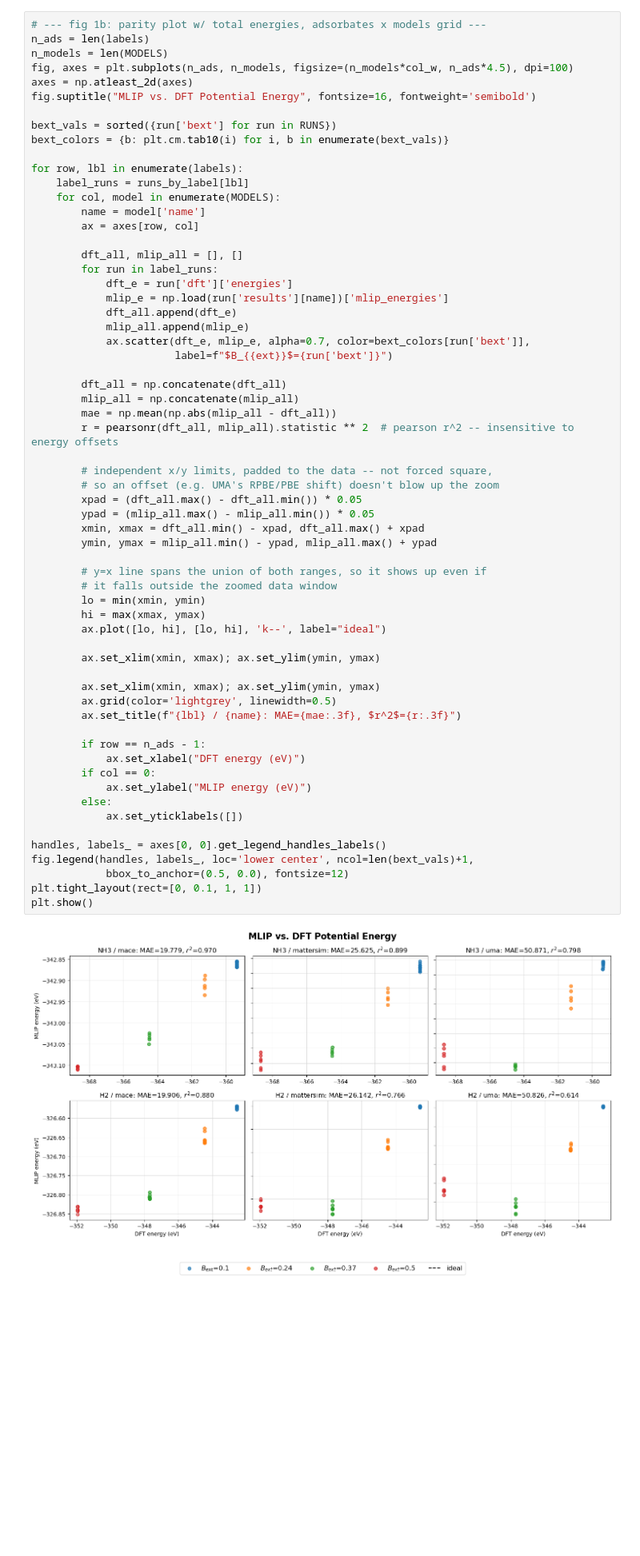
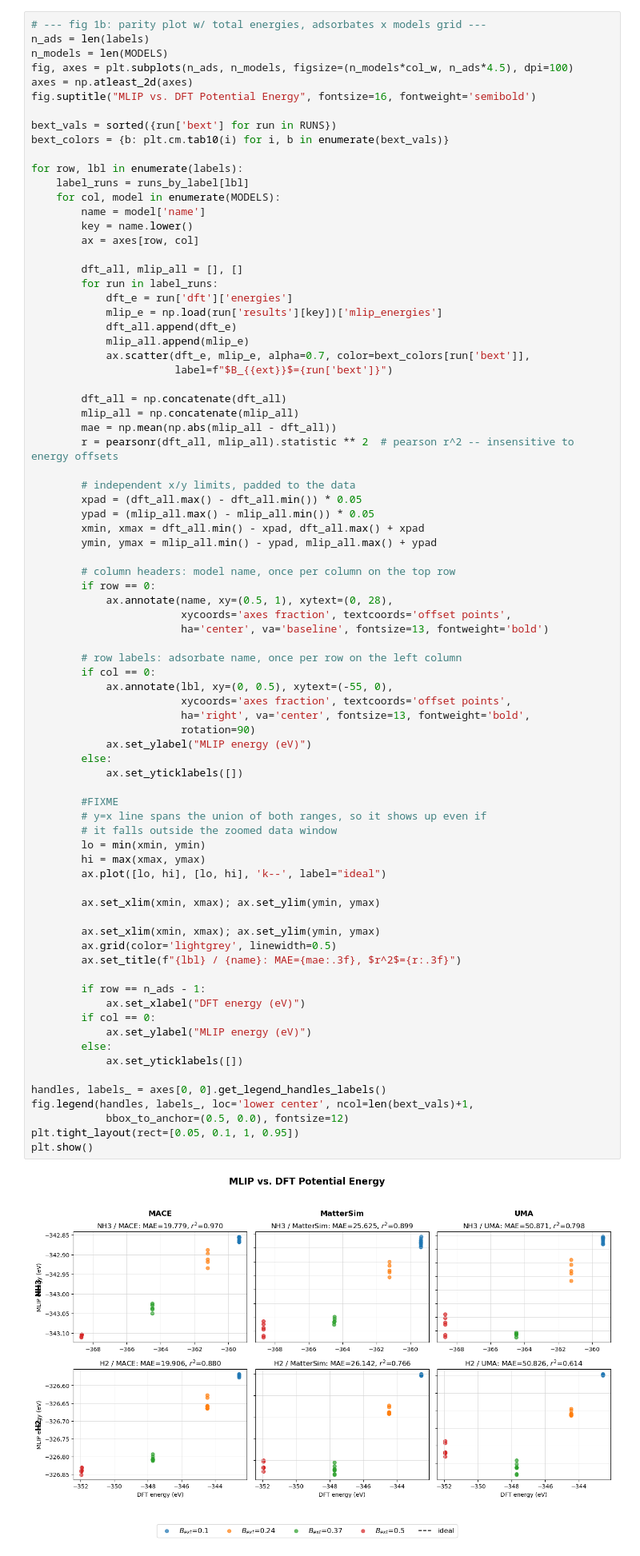
Before and after one commit to zbschwab/mlip-dft-comparison, a Jupyter notebook: dft-mlips-comparison-pipeline.ipynb, the cells around one changed output. Shown at 80% size. Cells and saved outputs as stored; diff of their text form; blank space fills up the shorter version.

Commit message:
added adsorption energy graph, fixed labels in graphs

```diff
--- a/dft-mlips-comparison-pipeline.ipynb
+++ b/dft-mlips-comparison-pipeline.ipynb
@@ -355,12 +355,13 @@ for row, lbl in enumerate(labels):
     label_runs = runs_by_label[lbl]
     for col, model in enumerate(MODELS):
         name = model['name']
+        key = name.lower()
         ax = axes[row, col]
 
         dft_all, mlip_all = [], []
         for run in label_runs:
             dft_e = run['dft']['energies']
-            mlip_e = np.load(run['results'][name])['mlip_energies']
+            mlip_e = np.load(run['results'][key])['mlip_energies']
             dft_all.append(dft_e)
             mlip_all.append(mlip_e)
             ax.scatter(dft_e, mlip_e, alpha=0.7, color=bext_colors[run['bext']],
@@ -371,37 +372,53 @@ for row, lbl in enumerate(labels):
         mae = np.mean(np.abs(mlip_all - dft_all))
         r = pearsonr(dft_all, mlip_all).statistic ** 2  # pearson r^2 -- insensitive to energy offsets
 
-        # independent x/y limits, padded to the data -- not forced square,
-        # so an offset (e.g. UMA's RPBE/PBE shift) doesn't blow up the zoom
+        # independent x/y limits, padded to the data
         xpad = (dft_all.max() - dft_all.min()) * 0.05
         ypad = (mlip_all.max() - mlip_all.min()) * 0.05
         xmin, xmax = dft_all.min() - xpad, dft_all.max() + xpad
         ymin, ymax = mlip_all.min() - ypad, mlip_all.max() + ypad
 
+        # column headers: model name, once per column on the top row
+        if row == 0:
+            ax.annotate(name, xy=(0.5, 1), xytext=(0, 28),
+                        xycoords='axes fraction', textcoords='offset points',
+                        ha='center', va='baseline', fontsize=13, fontweight='bold')
+
+        # row labels: adsorbate name, once per row on the left column
+        if col == 0:
+            ax.annotate(lbl, xy=(0, 0.5), xytext=(-55, 0),
+                        xycoords='axes fraction', textcoords='offset points',
+                        ha='right', va='center', fontsize=13, fontweight='bold',
+                        rotation=90)
+            ax.set_ylabel("MLIP energy (eV)")
+        else:
+            ax.set_yticklabels([])
+
+        #FIXME
         # y=x line spans the union of both ranges, so it shows up even if
         # it falls outside the zoomed data window
         lo = min(xmin, ymin)
         hi = max(xmax, ymax)
         ax.plot([lo, hi], [lo, hi], 'k--', label="ideal")
 
         ax.set_xlim(xmin, xmax); ax.set_ylim(ymin, ymax)
 
         ax.set_xlim(xmin, xmax); ax.set_ylim(ymin, ymax)
         ax.grid(color='lightgrey', linewidth=0.5)
         ax.set_title(f"{lbl} / {name}: MAE={mae:.3f}, $r^2$={r:.3f}")
 
         if row == n_ads - 1:
             ax.set_xlabel("DFT energy (eV)")
         if col == 0:
             ax.set_ylabel("MLIP energy (eV)")
         else:
             ax.set_yticklabels([])
 
 handles, labels_ = axes[0, 0].get_legend_handles_labels()
 fig.legend(handles, labels_, loc='lower center', ncol=len(bext_vals)+1,
             bbox_to_anchor=(0.5, 0.0), fontsize=12)
-plt.tight_layout(rect=[0, 0.1, 1, 1])
+plt.tight_layout(rect=[0.05, 0.1, 1, 0.95])
 plt.show()
 # %% [output]
-[figure, old version]
+[figure, new version]
 # %%
```
Also changed, not shown: parts of 3 cells of this notebook.
